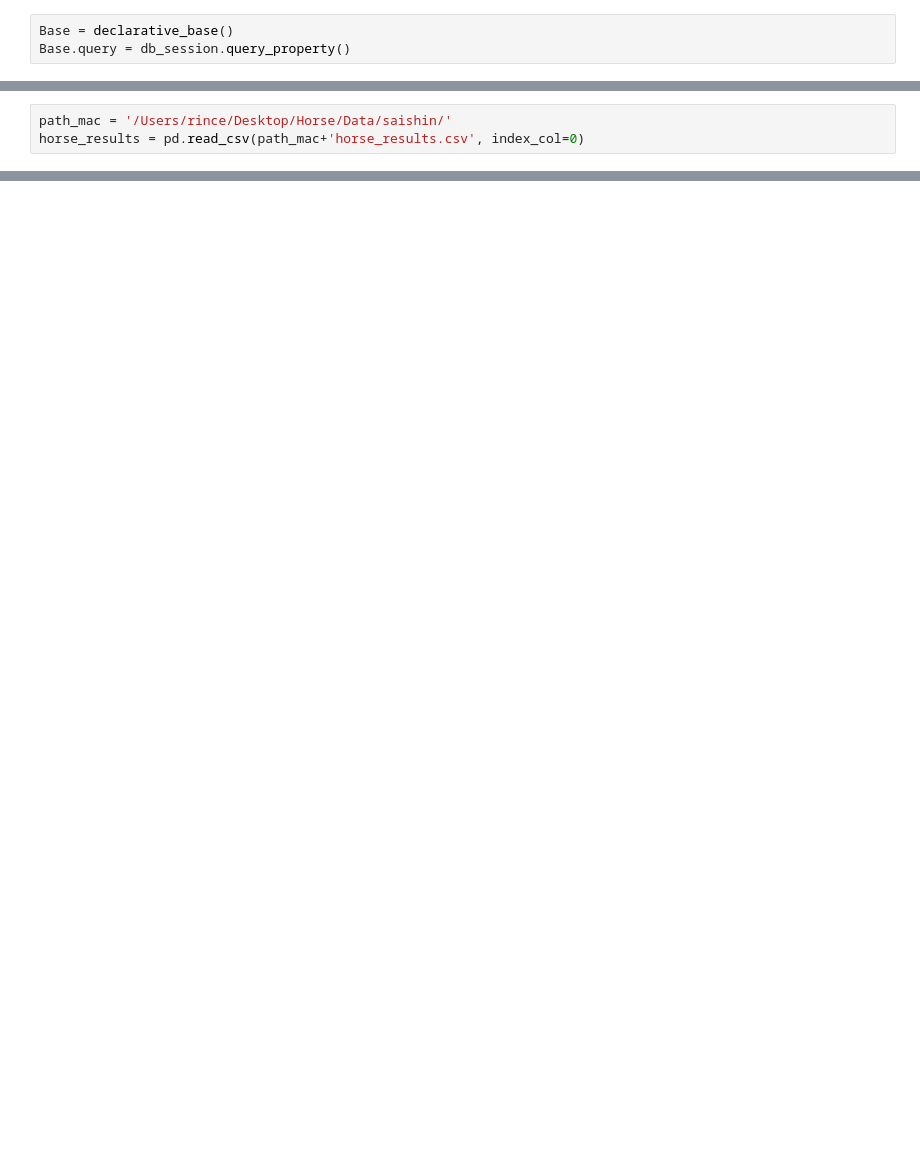
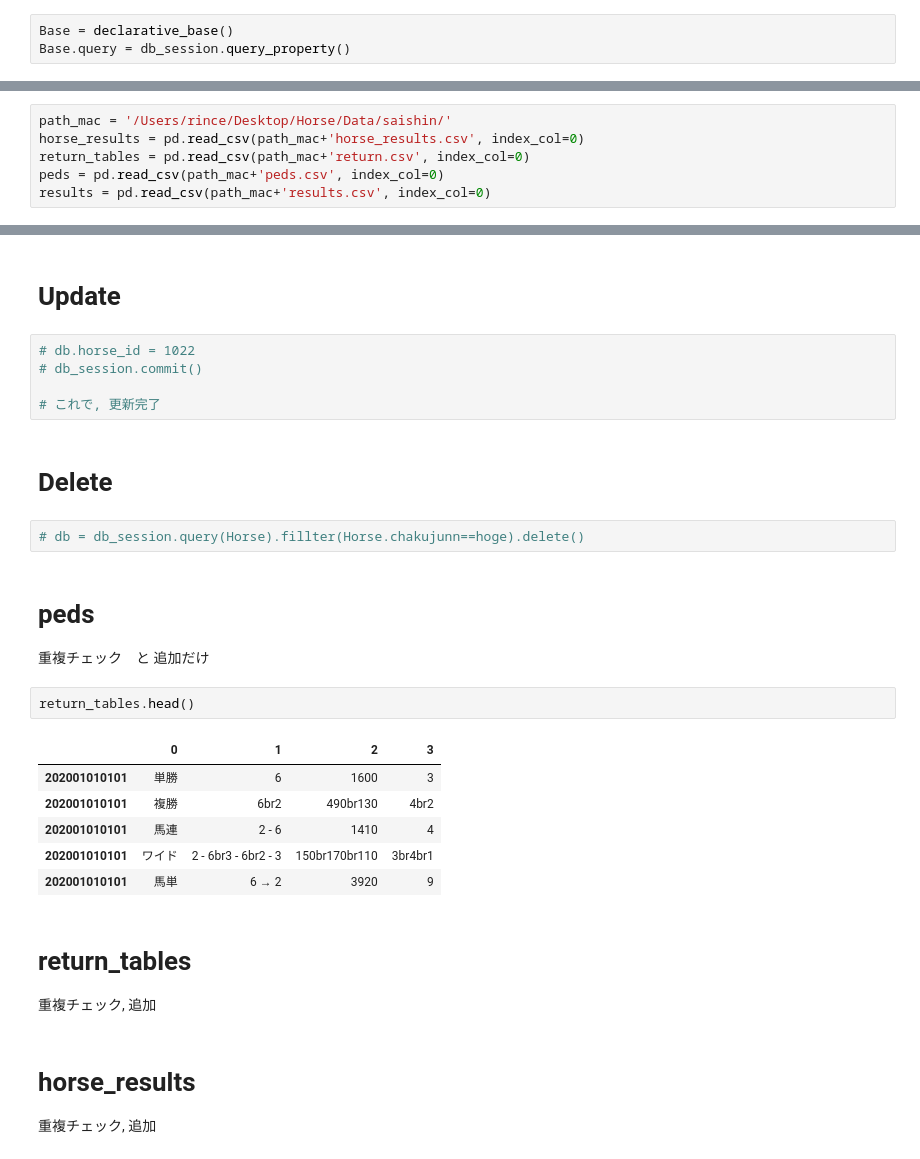
Before and after one commit to yodarjeering/horse, a Jupyter notebook: UmaDBinterface.ipynb, the cells around one changed output, grey strips where cells are left out. Cells and saved outputs as stored; diff of their text form; blank space fills up the shorter version.

```diff
--- a/UmaDBinterface.ipynb
+++ b/UmaDBinterface.ipynb
@@ -717,4 +953,7 @@ class Horse(Base):
 # %%
 path_mac = '/Users/rince/Desktop/Horse/Data/saishin/'
 horse_results = pd.read_csv(path_mac+'horse_results.csv', index_col=0)
+return_tables = pd.read_csv(path_mac+'return.csv', index_col=0)
+peds = pd.read_csv(path_mac+'peds.csv', index_col=0)
+results = pd.read_csv(path_mac+'results.csv', index_col=0)
 # %%
@@ -739,0 +1258,29 @@ Name: 2017105800, dtype: object
+# %% [markdown]
+# Update
+# %%
+# db.horse_id = 1022
+# db_session.commit()
+
+# これで, 更新完了
+# %% [markdown]
+# Delete
+# %%
+# db = db_session.query(Horse).fillter(Horse.chakujunn==hoge).delete()
+# %% [markdown]
+#  peds
+重複チェック　と 追加だけ
+# %%
+return_tables.head()
+# %% [output]
+|  | 0 | 1 | 2 | 3 |
+| 202001010101 | 単勝 | 6 | 1600 | 3 |
+| 202001010101 | 複勝 | 6br2 | 490br130 | 4br2 |
+| 202001010101 | 馬連 | 2 - 6 | 1410 | 4 |
+| 202001010101 | ワイド | 2 - 6br3 - 6br2 - 3 | 150br170br110 | 3br4br1 |
+| 202001010101 | 馬単 | 6 → 2 | 3920 | 9 |
+# %% [markdown]
+# return_tables
+重複チェック, 追加
+# %% [markdown]
+# horse_results
+重複チェック, 追加
```
Also changed, not shown: parts of 49 cells of this notebook, 2 other files.
